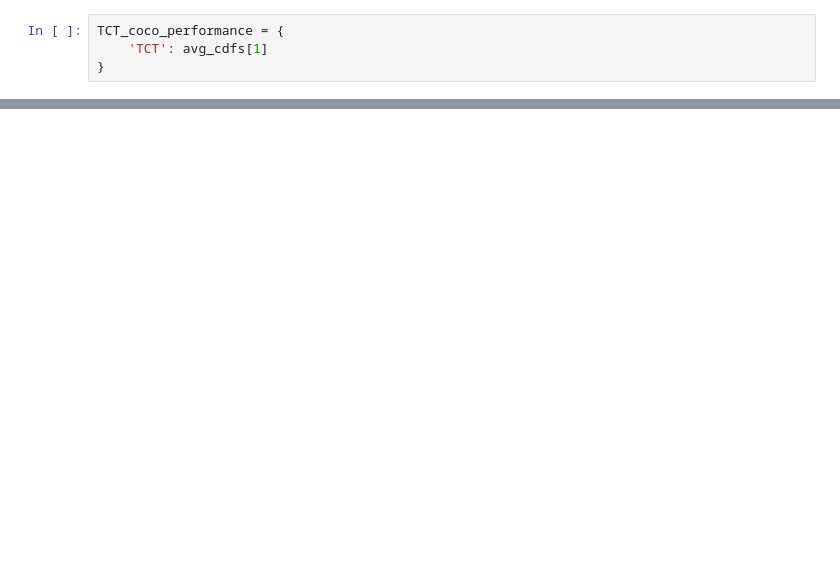
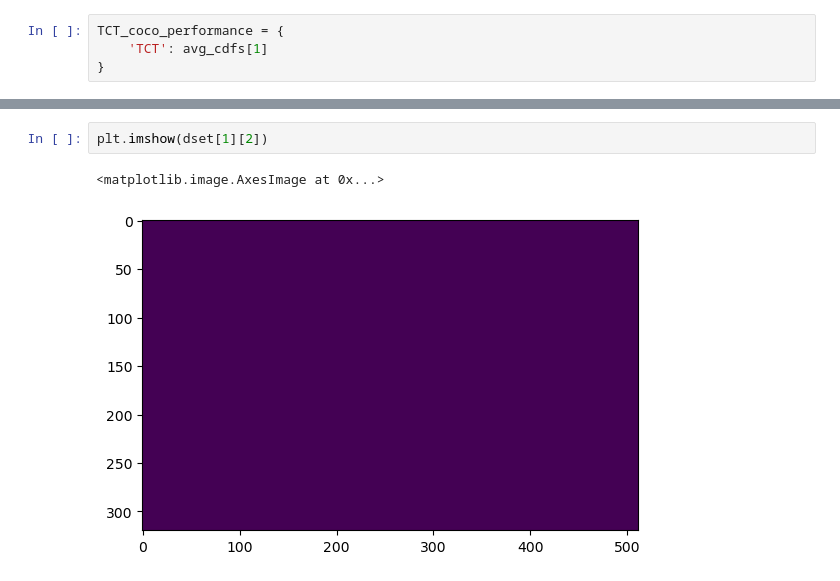
Before and after one commit to tuanisworkingonsomeprojects/TCT-visual-search, a Jupyter notebook: TCT notebooks/3.2 ContextBreak TCT from scratch (Trained Random).ipynb, the cells around one changed output, grey strips where cells are left out. Saved outputs shown, nothing was run; the diff lists cells and outputs as text; blank space fills up the shorter version.

```diff
--- a/TCT notebooks/3.2 ContextBreak TCT from scratch (Trained Random).ipynb
+++ b/TCT notebooks/3.2 ContextBreak TCT from scratch (Trained Random).ipynb
@@ -729,0 +719,5 @@ class test:
+# %%
+plt.imshow(dset[1][2])
+# %% [output]
+<matplotlib.image.AxesImage at 0x...>
+[figure, added]
```
Also changed, not shown: parts of 33 cells of this notebook, 10 other files.
